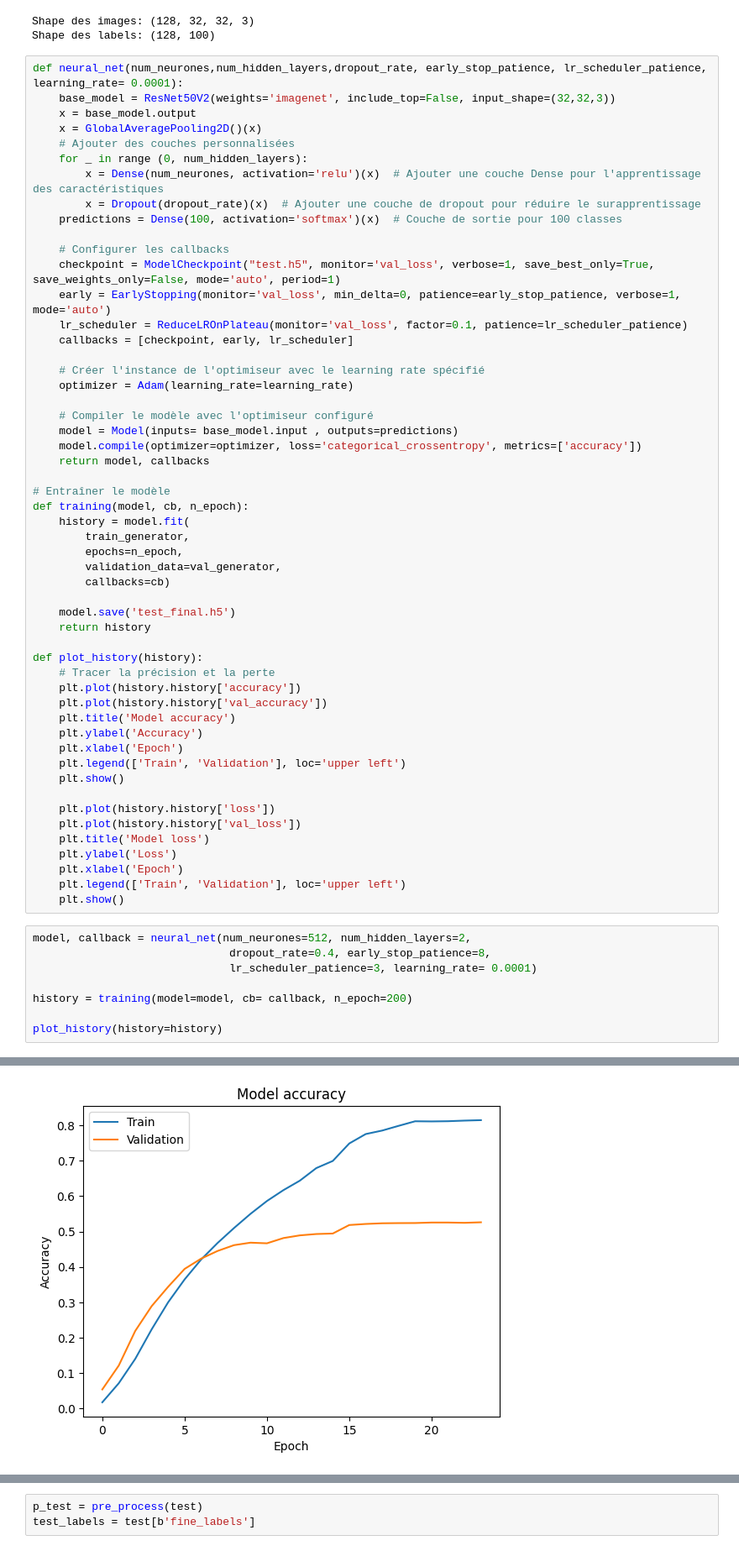
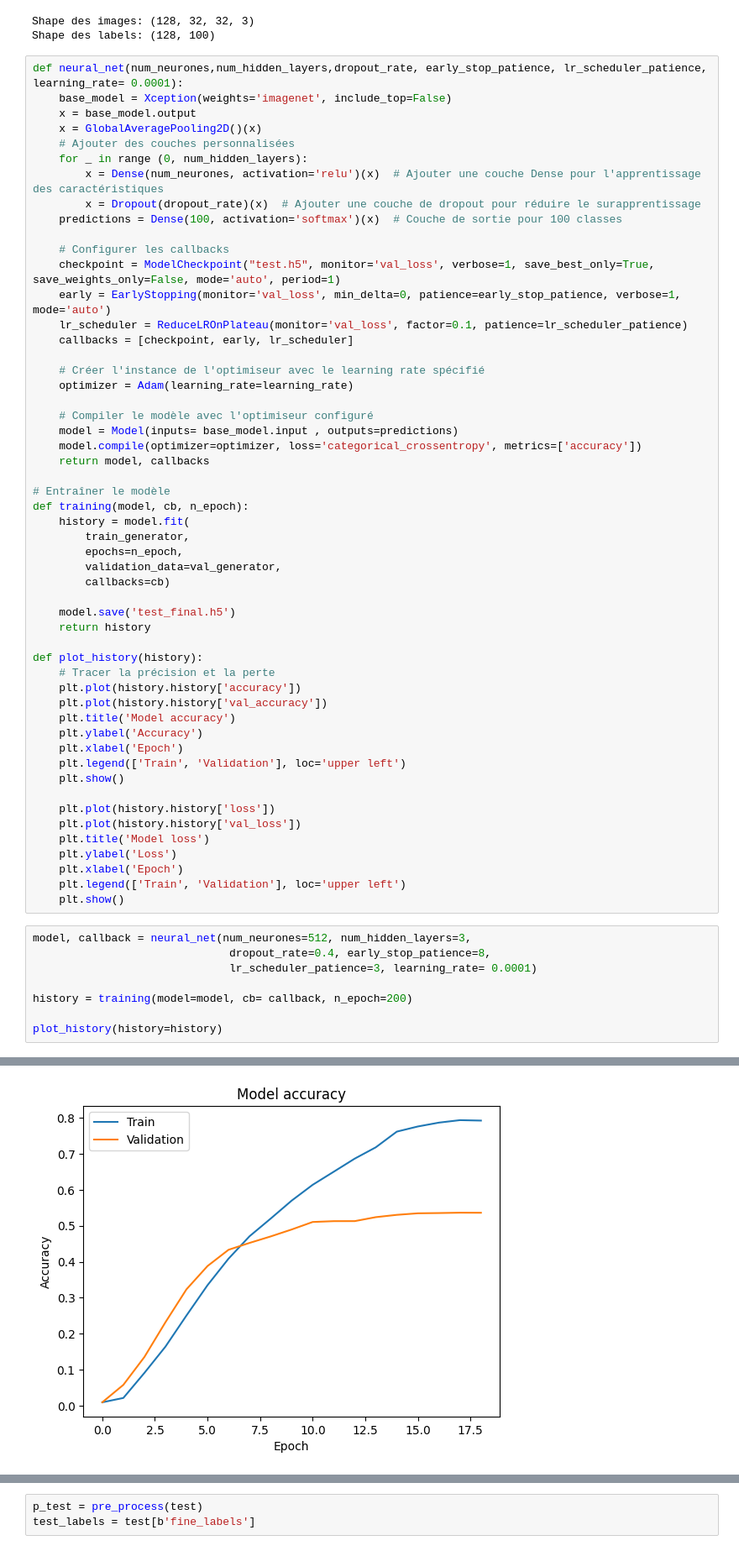
Before and after one commit to Ddne59/Cifar100, a Jupyter notebook: main.ipynb, the cells around one changed output, grey strips where cells are left out. Shown at 84% size. Cells and saved outputs as stored; diff of their text form.

Commit message:
Best model so far

```diff
--- a/main.ipynb
+++ b/main.ipynb
@@ -152,7 +152,7 @@ Shape des images: (128, 32, 32, 3)
 Shape des labels: (128, 100)
 # %%
 def neural_net(num_neurones,num_hidden_layers,dropout_rate, early_stop_patience, lr_scheduler_patience, learning_rate= 0.0001):
-    base_model = ResNet50V2(weights='imagenet', include_top=False, input_shape=(32,32,3))
+    base_model = Xception(weights='imagenet', include_top=False)
     x = base_model.output
     x = GlobalAveragePooling2D()(x)
     # Ajouter des couches personnalisées
@@ -204,7 +204,7 @@ def plot_history(history):
     plt.legend(['Train', 'Validation'], loc='upper left')
     plt.show()
 # %%
-model, callback = neural_net(num_neurones=512, num_hidden_layers=2,
+model, callback = neural_net(num_neurones=512, num_hidden_layers=3,
                               dropout_rate=0.4, early_stop_patience=8,
                               lr_scheduler_patience=3, learning_rate= 0.0001)
 
@@ -232 +232 @@ Epoch 24: early stopping
-[figure, old version]
+[figure, new version]
```
Also changed, not shown: parts of 4 cells of this notebook.
